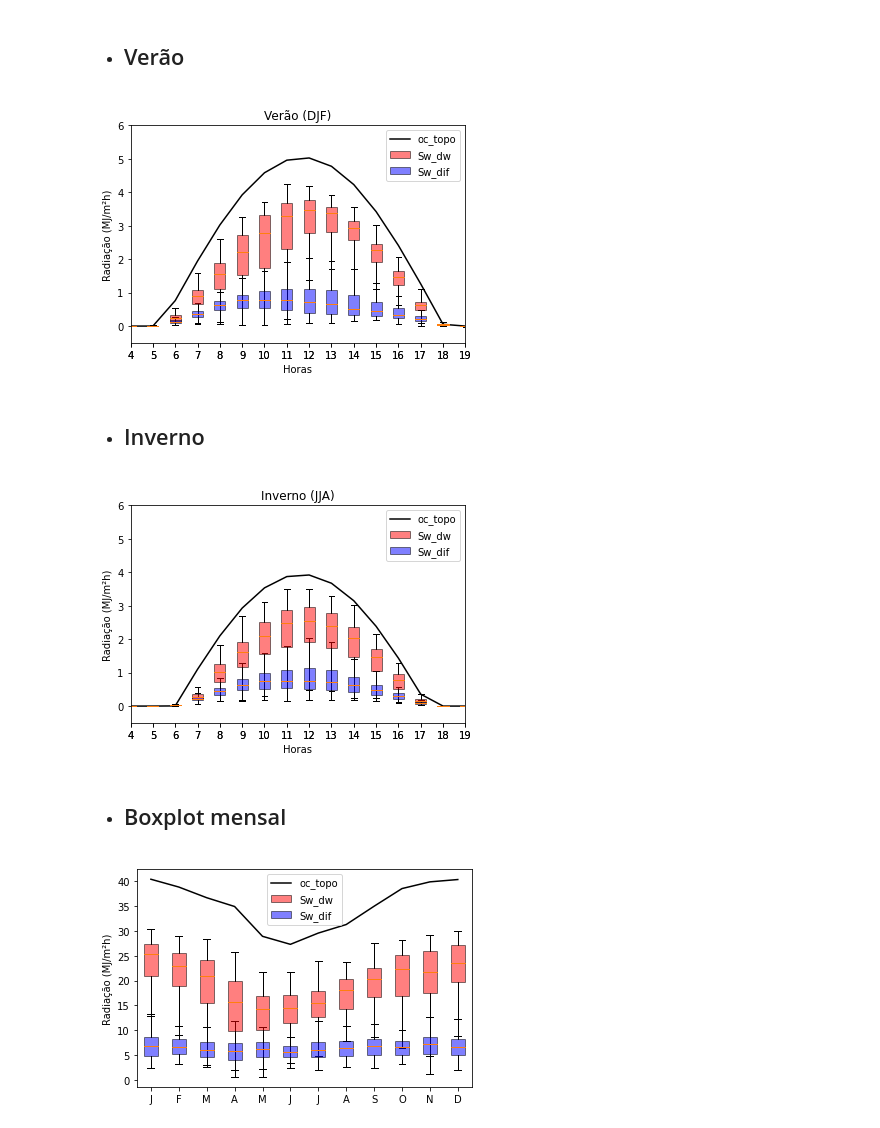
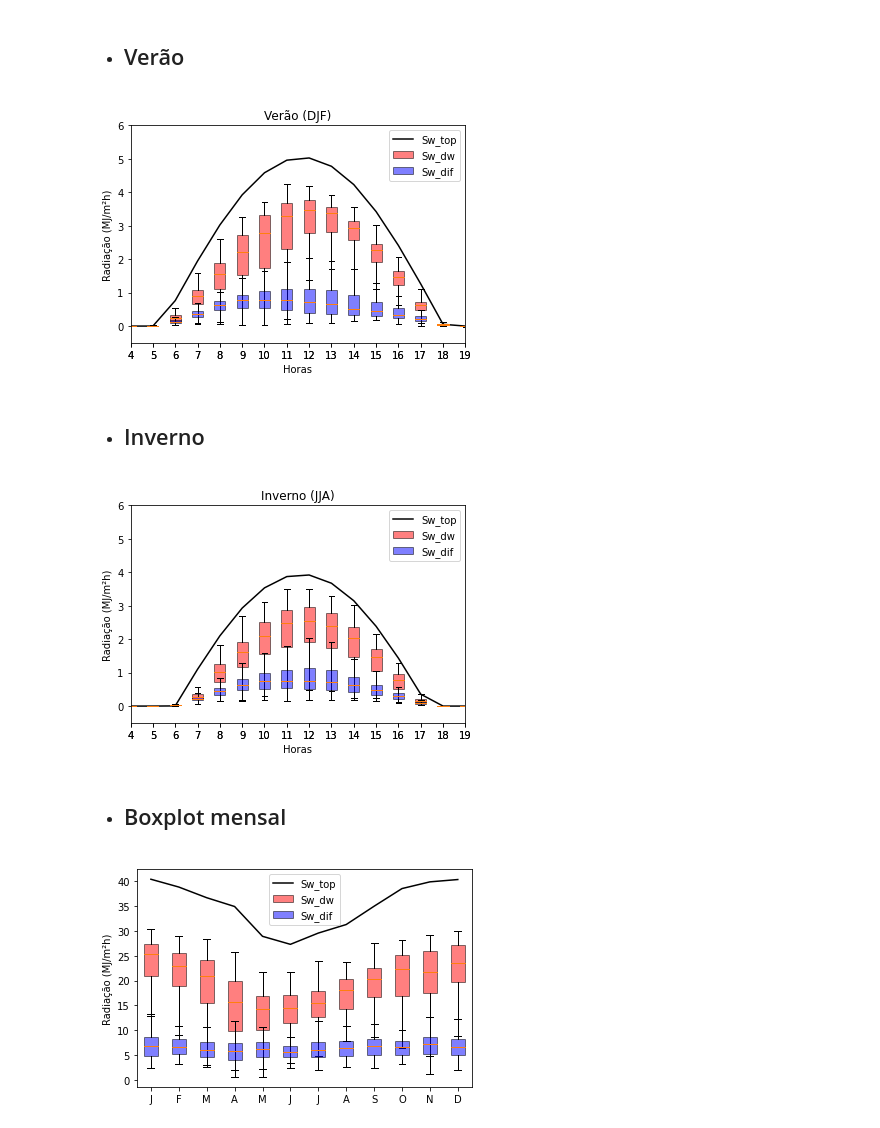
Before and after one commit to igordantasgf/analise_dados_microambientais, a Jupyter notebook: graficos_radiação_bruno.ipynb, the cells around one changed output. Cells and saved outputs as stored; diff of their text form; code cells hidden in the pictures.

Commit message:
modificação de label oc_topo para Sw_top

```diff
--- a/graficos_radiação_bruno.ipynb
+++ b/graficos_radiação_bruno.ipynb
@@ -112,35 +112,35 @@ for i in range(24):
 mm = labmim.groupby('month hour'.split())['Sw_dw']
 bp3 = []
 for i in range(24):
     bp3.append(list(mm.get_group((1,i)).dropna().values*0.0036))
 for i in range(24):
     bp3[i] += list(mm.get_group((2,i)).dropna().values*0.0036)
 for i in range(24):
     bp3[i] += list(mm.get_group((12,i)).dropna().values*0.0036)
 
 props_dw = plt.boxplot(bp3,labels=np.arange(0,24,1),sym='',patch_artist=True)
 #props_dir = plt.boxplot(bp2,labels=np.arange(0,24,1),sym='',patch_artist=True)
 props_dif = plt.boxplot(bp1,labels=np.arange(0,24,1),sym='',patch_artist=True)
 
 for box in props_dw['boxes']:
     box.set(facecolor='red',alpha=0.5)
 #for box in props_dir['boxes']:
 #    box.set(facecolor='blue')
 for box in props_dif['boxes']:
     box.set(facecolor='blue',alpha=0.5)
 
-plt.legend([line[0],props_dw['boxes'][0],props_dif['boxes'][0]],['oc_topo','Sw_dw','Sw_dif'])
+plt.legend([line[0],props_dw['boxes'][0],props_dif['boxes'][0]],['Sw_top','Sw_dw','Sw_dif'])
 plt.ylabel('Radiação (MJ/m²h)')
 plt.xlabel('Horas')
 plt.title('Verão (DJF)')
 plt.xlim(5,20)
 plt.ylim(-0.5,6)
 
 #plt.savefig('rad-hourly-verao.png',bbox_inches='tight')
 plt.show()
 plt.close()
 # %% [output]
-[figure, old version]
+[figure, new version]
 # %% [markdown]
 * ## Inverno
 # %%
@@ -187,7 +187,7 @@ for box in props_dw['boxes']:
 for box in props_dif['boxes']:
     box.set(facecolor='blue',alpha=0.5)
 
-plt.legend([line[0],props_dw['boxes'][0],props_dif['boxes'][0]],['oc_topo','Sw_dw','Sw_dif'])
+plt.legend([line[0],props_dw['boxes'][0],props_dif['boxes'][0]],['Sw_top','Sw_dw','Sw_dif'])
 plt.ylabel('Radiação (MJ/m²h)')
 plt.xlabel('Horas')
 plt.title('Inverno (JJA)')
@@ -198,7 +198,7 @@ plt.ylim(-0.5,6)
 plt.show()
 plt.close()
 # %% [output]
-[figure, old version]
+[figure, new version]
 # %% [markdown]
 * ## Boxplot mensal
 # %%
@@ -249,7 +249,7 @@ for box in props_dw['boxes']:
 for box in props_dif['boxes']:
     box.set(facecolor='blue',alpha=0.5)
 
-plt.legend([line[0],props_dw['boxes'][0],props_dif['boxes'][0]],['oc_topo','Sw_dw','Sw_dif'])
+plt.legend([line[0],props_dw['boxes'][0],props_dif['boxes'][0]],['Sw_top','Sw_dw','Sw_dif'])
 plt.ylabel('Radiação (MJ/m²h)')
 plt.xticks(range(1,13),'J F M A M J J A S O N D'.split())
 
@@ -257,4 +257,4 @@ plt.xticks(range(1,13),'J F M A M J J A S O N D'.split())
 plt.show()
 plt.close()
 # %% [output]
-[figure, old version]
+[figure, new version]
```
Also changed, not shown: parts of 2 cells of this notebook.
